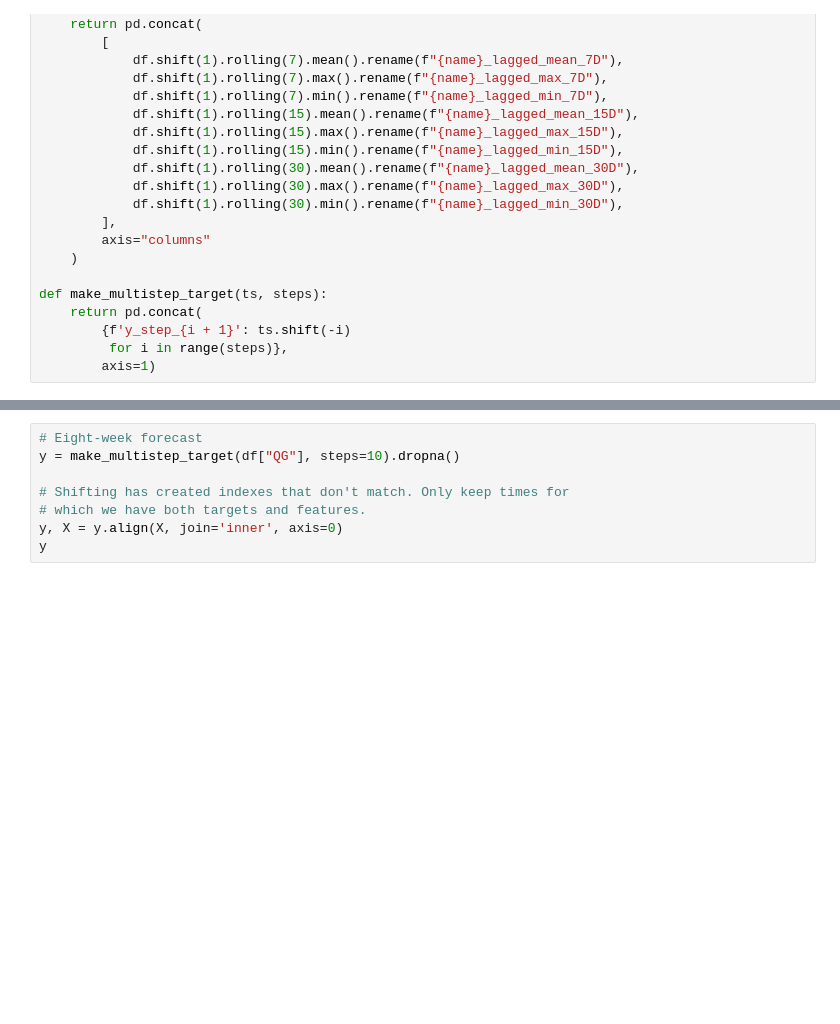
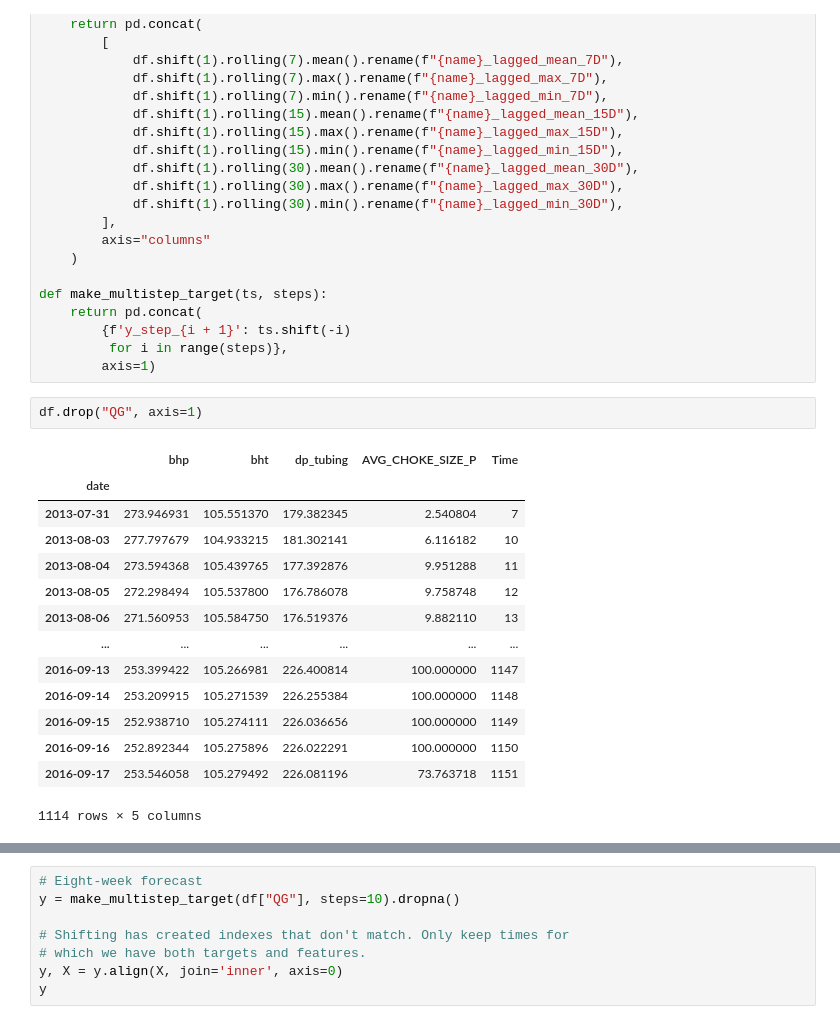
Before and after one commit to Mehrdad1010/ProductionForcasting_time-series-, a Jupyter notebook: hybrid model.ipynb, the cells around one changed output, grey strips where cells are left out. Cells and saved outputs as stored; diff of their text form; blank space fills up the shorter version.

```diff
--- a/hybrid model.ipynb
+++ b/hybrid model.ipynb
@@ -79,6 +88,23 @@ def make_multistep_target(ts, steps):
         {f'y_step_{i + 1}': ts.shift(-i)
          for i in range(steps)},
         axis=1)
+# %%
+df.drop("QG", axis=1)
+# %% [output]
+|  | bhp | bht | dp_tubing | AVG_CHOKE_SIZE_P | Time |
+| date |  |  |  |  |  |
+| 2013-07-31 | 273.946931 | 105.551370 | 179.382345 | 2.540804 | 7 |
+| 2013-08-03 | 277.797679 | 104.933215 | 181.302141 | 6.116182 | 10 |
+| 2013-08-04 | 273.594368 | 105.439765 | 177.392876 | 9.951288 | 11 |
+| 2013-08-05 | 272.298494 | 105.537800 | 176.786078 | 9.758748 | 12 |
+| 2013-08-06 | 271.560953 | 105.584750 | 176.519376 | 9.882110 | 13 |
+| ... | ... | ... | ... | ... | ... |
+| 2016-09-13 | 253.399422 | 105.266981 | 226.400814 | 100.000000 | 1147 |
+| 2016-09-14 | 253.209915 | 105.271539 | 226.255384 | 100.000000 | 1148 |
+| 2016-09-15 | 252.938710 | 105.274111 | 226.036656 | 100.000000 | 1149 |
+| 2016-09-16 | 252.892344 | 105.275896 | 226.022291 | 100.000000 | 1150 |
+| 2016-09-17 | 253.546058 | 105.279492 | 226.081196 | 73.763718 | 1151 |
+1114 rows × 5 columns
 # %%
 search_terms = ["bhp", "bht", "dp_tubing", "AVG_CHOKE_SIZE_P", "Time"]
 X0=make_lags(df[search_terms], lags=4)
```
Also changed, not shown: parts of 4 cells of this notebook, 4 other files.
